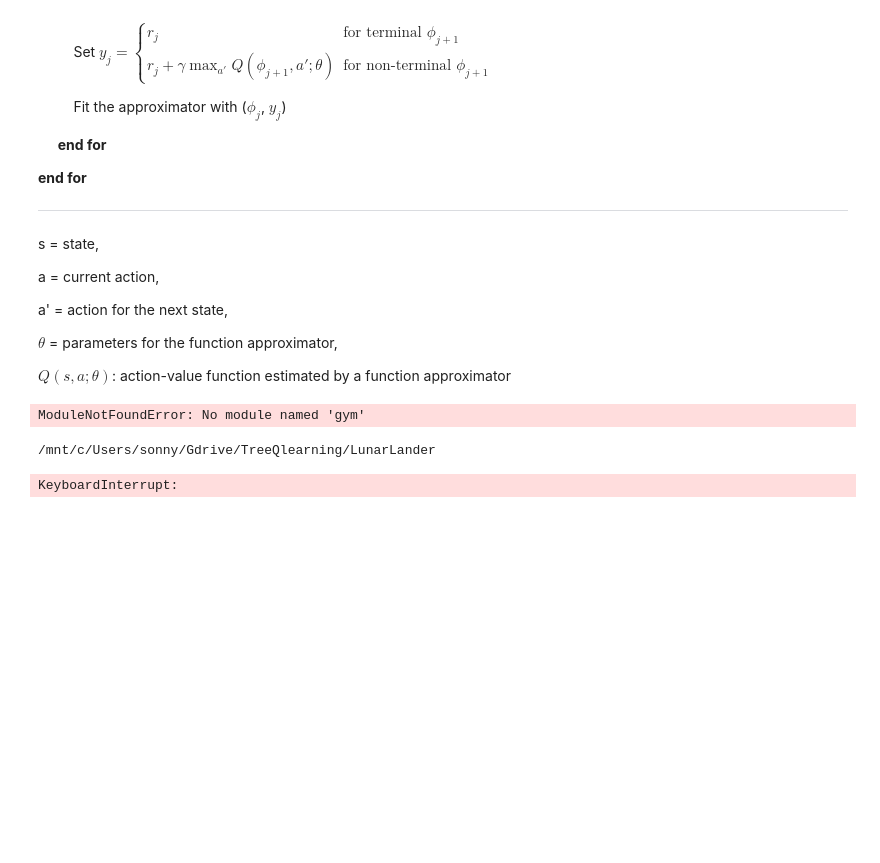
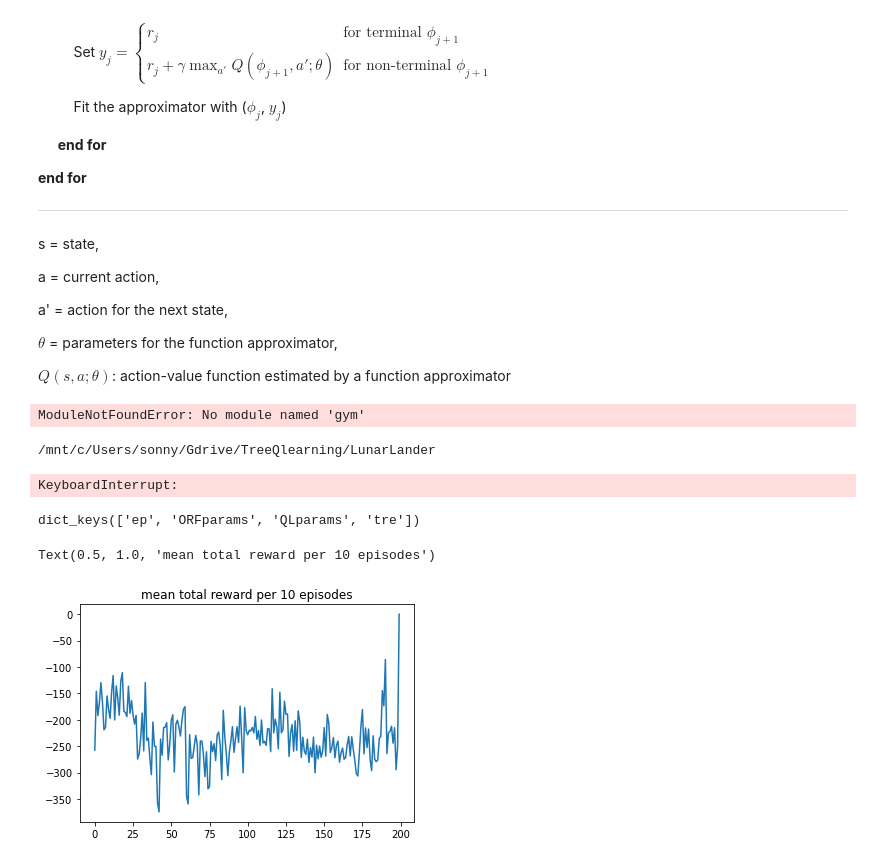
Before and after one commit to joosung-min/Q-Learning-with-Online-Trees, a Jupyter notebook: LunarLander/ORF_LunarLander_v1.ipynb, the cells around one changed output. Drawn from its saved outputs; the diff is of its cells as text; code cells hidden in the pictures; blank space fills up the shorter version.

```diff
--- a/LunarLander/ORF_LunarLander_v1.ipynb
+++ b/LunarLander/ORF_LunarLander_v1.ipynb
@@ -283,3 +283,36 @@ action_space = do nothing(0), fire left engine(1), fire mian engine(2), fire rig
 # stats.strip_dirs()
 # stats.sort_stats('cumulative')
 # stats.print_stats()
+# %%
+import pickle
+import matplotlib.pyplot as plt
+
+with open("lunar_noModifiedReward201128_99.p", "rb") as file:
+    myEnv = pickle.load(file)
+
+print(myEnv.keys())
+total_reward_episode = myEnv["tre"]
+ep = myEnv["ep"]
+n_episode = len(total_reward_episode)
+
+per_h = [0] * int(n_episode/10)
+j = list(range(1, int(n_episode), 10))
+for i in range(1,len(j)):
+    aa = total_reward_episode[j[(i-1)]: j[(i)]]
+    per_h[(i-1)] = sum(aa)/len(aa)
+
+plt.plot(per_h)
+plt.title("mean total reward per 10 episodes")
+
+# plt.figure(figsize=(10,5))
+# plt.subplot(1,2,1)
+# plt.plot(c_frame["mean"])
+# plt.title("mean cumulative reward (10 times)")
+
+# plt.subplot(1,2,2)
+# plt.plot(per_h)
+# plt.title("mean total reward per 10 episodes")
+# %% [output]
+dict_keys(['ep', 'ORFparams', 'QLparams', 'tre'])
+Text(0.5, 1.0, 'mean total reward per 10 episodes')
+[figure, added]
```
Also changed, not shown: parts of 1 cell of this notebook, 5 other files.
